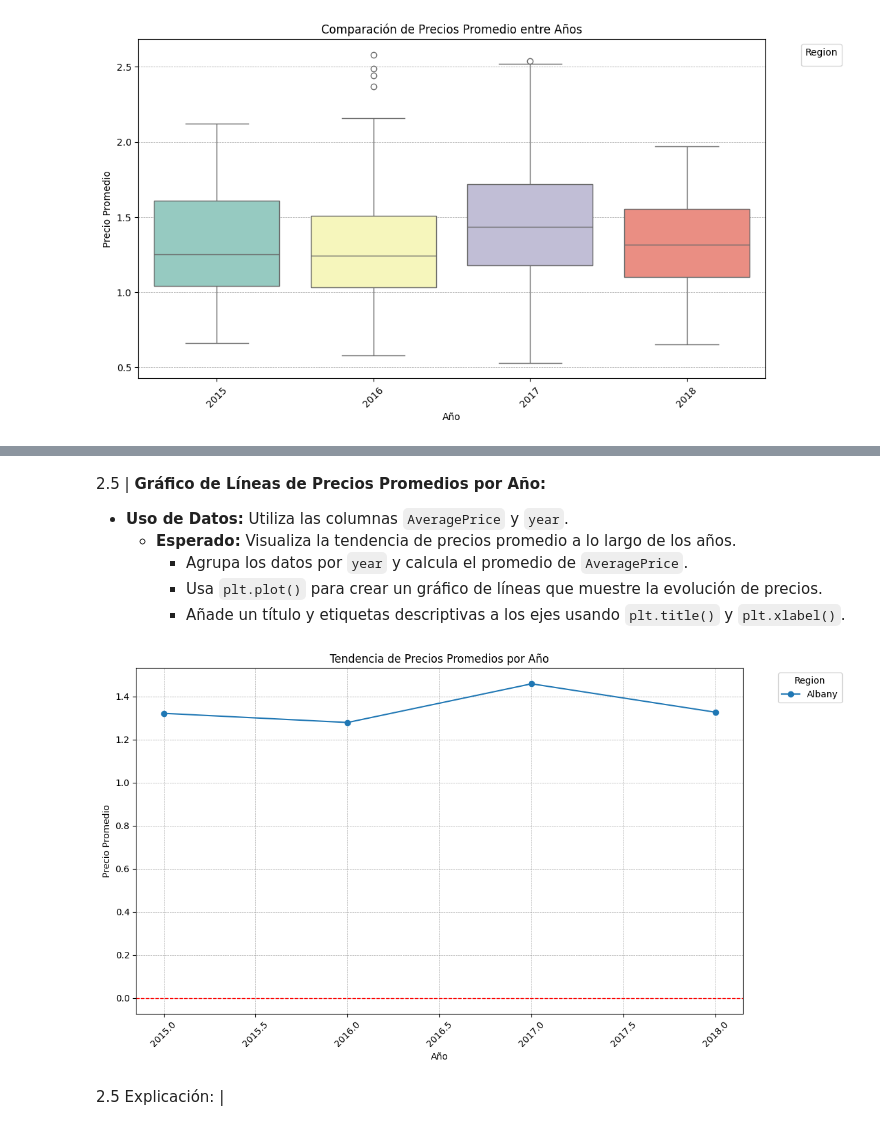
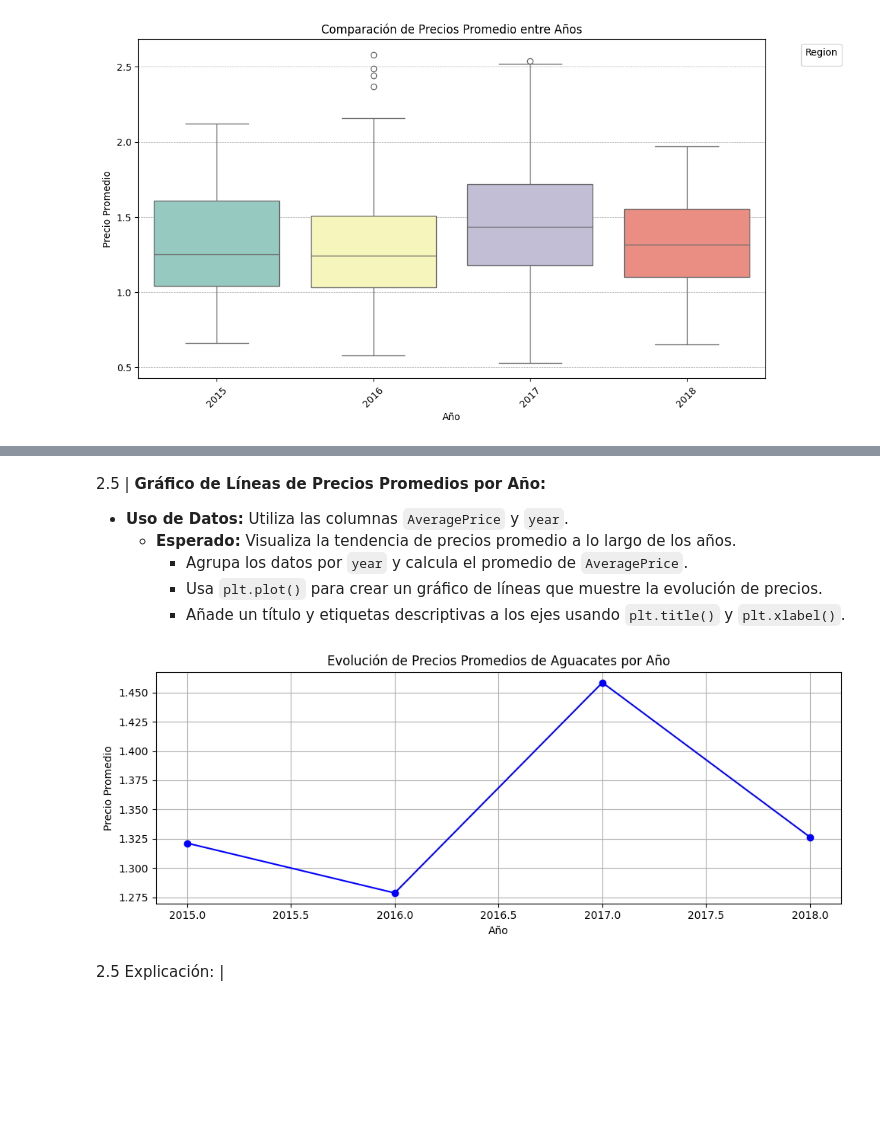
Before and after one commit to CWCreacionWeb/aguacates, a Jupyter notebook: mini_proyecto_gm.ipynb, the cells around one changed output, grey strips where cells are left out. Cells and saved outputs as stored; diff of their text form; code cells hidden in the pictures; blank space fills up the shorter version.

```diff
--- a/mini_proyecto_gm.ipynb
+++ b/mini_proyecto_gm.ipynb
@@ -231,30 +230,35 @@ enun.getExplicacion("2.4")
 2.4 Explicación: |
 # %%
 enun.getEnunciado("2.5")
-# Extraer el año de la columna de fecha
-chart.df['year'] = chart.df['Date'].dt.year
-# Agrupar por año y calcular el promedio de AveragePrice
-precios_promedio_anual = chart.df.groupby('year')['AveragePrice'].mean().reset_index()
-# Crear el gráfico de líneas
-chart.figureConfig()
-chart.plot(precios_promedio_anual['year'],
-           precios_promedio_anual['AveragePrice'],
-           title="Tendencia de Precios Promedios por Año",
-           xlabel="Año",
-           ylabel="Precio Promedio",
-           marker='o')
-# plt.xticks(precios_promedio_anual['year'])  # Para mostrar todos los años en el eje x
+
+
+# Asegúrate de que la columna 'Date' esté en formato datetime y extrae el año
+chart.df['year'] = chart.year
+
+# Agrupa por año y calcula el promedio de los precios
+promedio_por_año = chart.df.groupby('year')['AveragePrice'].mean()
+
+# Crea el gráfico de líneas
+chart.plt.figure(figsize=(10, 4))
+chart.plt.plot(promedio_por_año.index, promedio_por_año.values, marker='o', color='b', linestyle='-')
+chart.plt.title("Evolución de Precios Promedios de Aguacates por Año")
+chart.plt.xlabel("Año")
+chart.plt.ylabel("Precio Promedio")
+chart.plt.grid(True)
+chart.plt.tight_layout()
+chart.plt.show()
+
 
 enun.getExplicacion("2.5")
 # %% [output]
 2.5 | **Gráfico de Líneas de Precios Promedios por Año:**
 
 - **Uso de Datos:** Utiliza las columnas `AveragePrice` y `year`.
    - **Esperado:** Visualiza la tendencia de precios promedio a lo largo de los años.
      - Agrupa los datos por `year` y calcula el promedio de `AveragePrice`.
      - Usa `plt.plot()` para crear un gráfico de líneas que muestre la evolución de precios.
      - Añade un título y etiquetas descriptivas a los ejes usando `plt.title()` y `plt.xlabel()`.
-[figure, old version]
+[figure, new version]
 2.5 Explicación: |
 # %%
 enun.getEnunciado("3.1")
```
Also changed, not shown: parts of 19 cells of this notebook, 1 other file.
